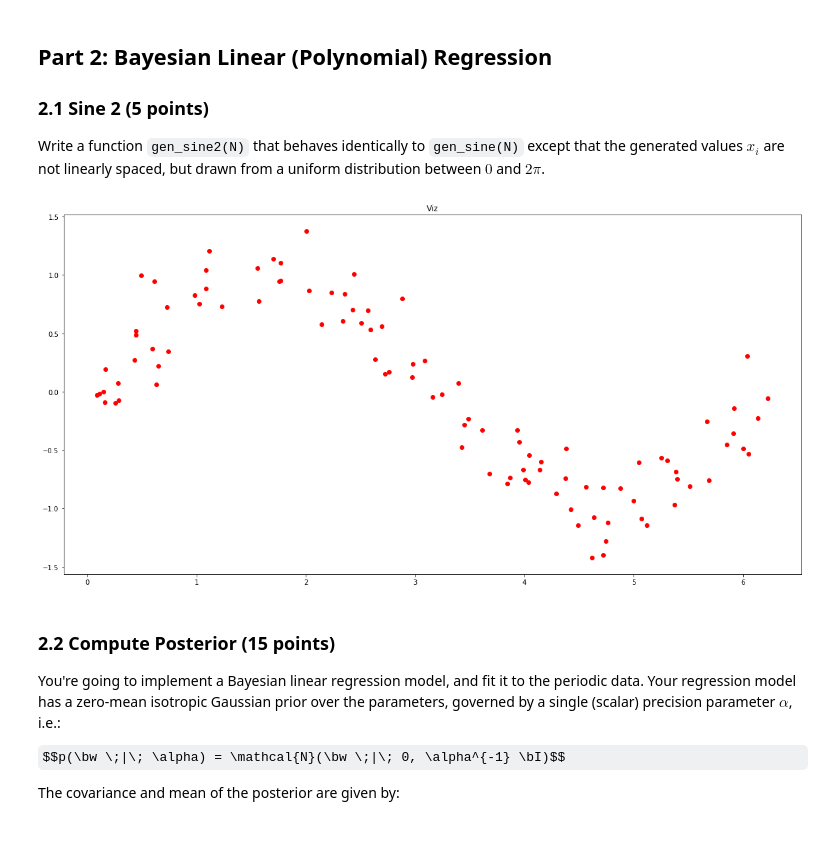
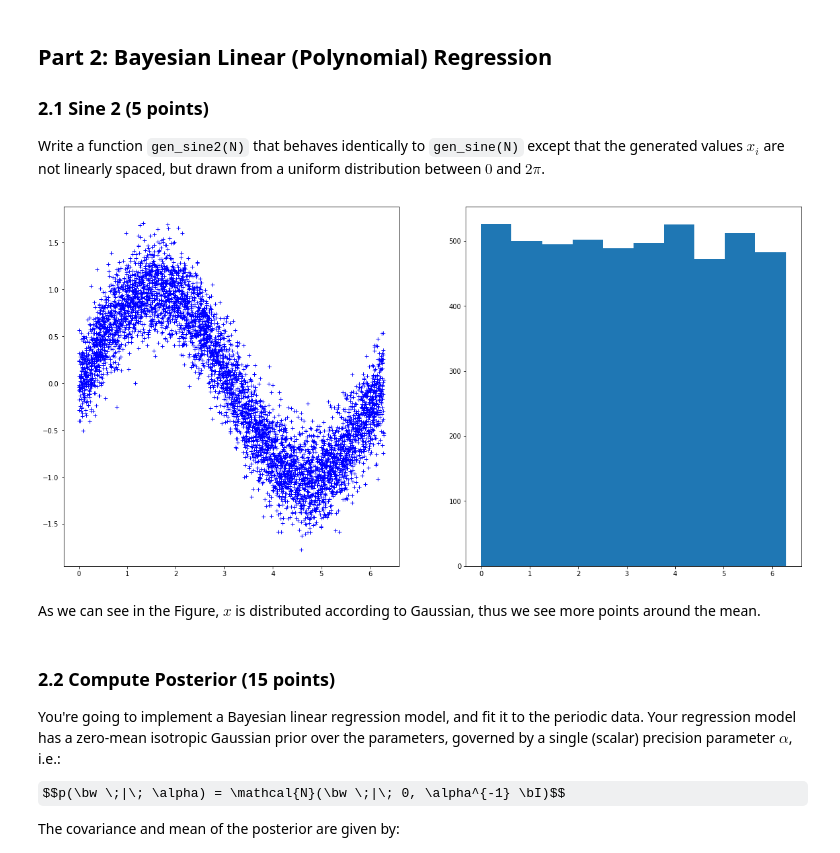
Before and after one commit to wlongxiang/MachineLearning1, a Jupyter notebook: assignments/lab/lab1.ipynb, the cells around one changed output. Cells and saved outputs as stored; diff of their text form; code cells hidden in the pictures; some formulas as TeX source.

```diff
--- a/assignments/lab/lab1.ipynb
+++ b/assignments/lab/lab1.ipynb
@@ -463,21 +463,32 @@ plt.show()
 
 Write a function `gen_sine2(N)` that behaves identically to `gen_sine(N)` except that the generated values $x_i$ are not linearly spaced, but drawn from a uniform distribution between $0$ and $2 \pi$.
 # %%
+# from scipy.stats import truncnorm
+
+# def get_truncated_normal(mean=5, std=1, low=0, upp=10, size=1000):
+#     # check scipy documentation for this
+#     trunc_norm = truncnorm((low - mean) / std, (upp - mean) / std, loc=mean, scale=std)
+#     return trunc_norm.rvs(size)
+
 def gen_sine2(n):
-    # YOUR CODE HERE
-    x = np.random.uniform(0, 2*np.pi, n)
-#     print(x)
-    t= np.sin(x)+[np.random.normal(0, 0.25) for i in range(n)]
+    x = np.random.uniform(0, 2 * np.pi, n)
+    sigma = 0.25
+    t= np.sin(x)+[np.random.normal(0, sigma) for i in range(n)]
     return x, t
 # %%
 ### Visualize the plot
-x, t = gen_sine2(100)
-plt.plot(x, t, 'ro')
+_SIZE = 5000
+x, t = gen_sine2(_SIZE)
+plt.subplot(121)
+plt.plot(x, t, 'b+')
 # plt.plot(x, np.sin(x),'g')
-plt.title('Viz')
+plt.subplot(122)
+plt.hist(x)
 plt.show()
 # %% [output]
-[figure, old version]
+[figure, new version]
+# %% [markdown]
+As we can see in the Figure, $x$ is distributed according to Gaussian, thus we see more points around the mean.
 # %%
 ### Test your function
 np.random.seed(42)
```
Also changed, not shown: parts of 14 cells of this notebook, 1 other file.
